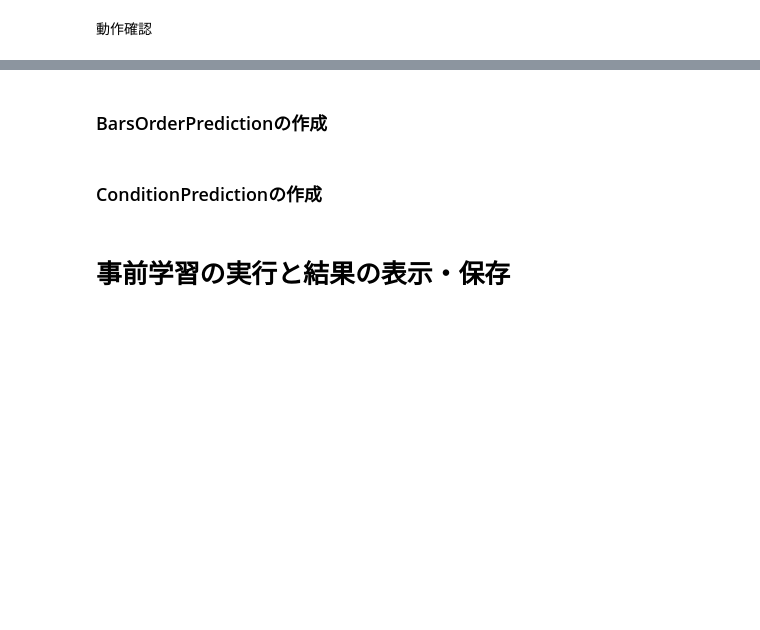
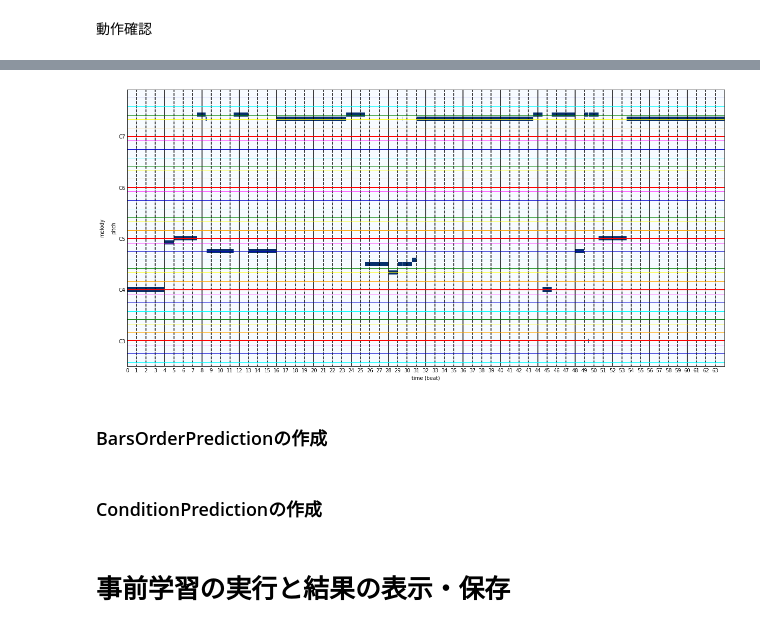
Before and after one commit to fuurin/schwbert, a Jupyter notebook: pretraining/theorytab.ipynb, the cells around one changed output, grey strips where cells are left out. Cells and saved outputs as stored; diff of their text form; code cells hidden in the pictures; blank space fills up the shorter version.

```diff
--- a/pretraining/theorytab.ipynb
+++ b/pretraining/theorytab.ipynb
@@ -567,12 +665,15 @@ class ChordConditionalBertCore(nn.Module):
 # %% [markdown]
 動作確認
 # %%
-batch = next(dataloader.__iter__())
+batch = dataloader()
 
-print(melody_batch.shape)
-print(chord_batch.shape)
+print(batch.melody.shape)
+print(batch.chord.shape)
 
 core = ChordConditionalBertCore(config)
+
+# device = torch.device("cuda:2")
+# core.set_device(device)
 
 get_probs = True
 get_all_outputs = True
@@ -638,6 +739,7 @@ class PreTrainingModel(nn.Module):
     def set_device(self, device):
         self.to(device)
         self.device = device
+        self.core = self.core.set_device(device)
         return self
 
     def get_loss(self, model_output, label):
@@ -653,10 +755,6 @@ class PreTrainingModel(nn.Module):
 
     def forward(self, batch):
         data, label = self.get_data_and_label(batch)
-
-        for i, item in enumerate(batch):
-            if type(batch[i]) == torch.Tensor:
-                batch[i] = batch[i].to(self.device)
         label = label.to(self.device)
 
         core_output = self.core(data)
@@ -862,3 +1126,14 @@ batch, labels, target_positions, target_weights = mnp.get_data_and_label(batch)
+# %%
+bundle = Bundle({
+    'melody': batch.melody[batch_id],
+    'chord': batch.chord[batch_id],
+    'meta': batch.meta[batch_id]
+})
+bundle.meta.melody_pitch_range = [0, 67]
+ppr = bundle.get_ppr()
+grid_plot(ppr.tracks[0], beat_resolution=bundle.meta.beat_resolution)
+# %% [output]
+[figure, added]
 # %% [markdown]
 ### BarsOrderPredictionの作成
 # %% [markdown]
```
Also changed, not shown: parts of 27 cells of this notebook, 1 other file.
